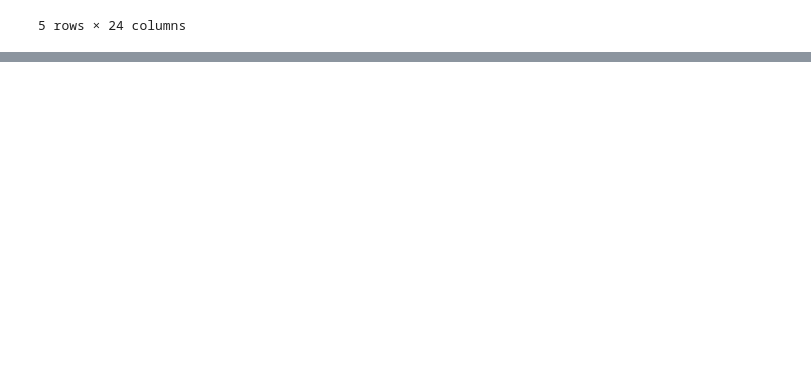
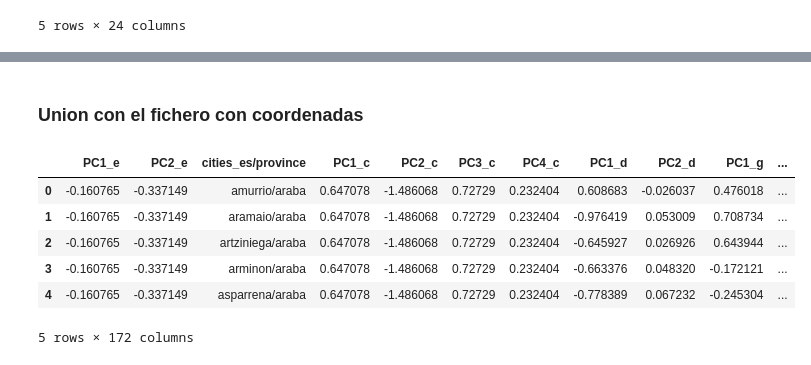
Before and after one commit to patcalsi/Exodus_urbano, a Jupyter notebook: data/kmeans.ipynb, the cells around one changed output, grey strips where cells are left out. Drawn from its saved outputs; the diff is of its cells as text; code cells hidden in the pictures; blank space fills up the shorter version.

```diff
--- a/data/kmeans.ipynb
+++ b/data/kmeans.ipynb
@@ -176,0 +240,5 @@ df_kmeans_all.to_csv("df_kmeans.csv")
+# %%
+# Aprender Kmeans con el valor de K obtenido
+kmeans = KMeans(n_clusters=6).fit(df_pca_kmeans)
+centroids = kmeans.cluster_centers_
+df_pca_filtrado['cluster'] = kmeans.labels_
@@ -176,0 +270,14 @@ df_kmeans_all.to_csv("df_kmeans.csv")
+# %% [markdown]
+### Union con el fichero con coordenadas
+# %%
+df_kmeans_filtrado = pd.merge(df_pca_filtrado, maestro_coord, on='cities_es/province', how='inner')
+# %%
+df_kmeans_filtrado.head()
+# %% [output]
+|  | PC1_e | PC2_e | cities_es/province | PC1_c | PC2_c | PC3_c | PC4_c | PC1_d | PC2_d | PC1_g | ... |
+| 0 | -0.160765 | -0.337149 | amurrio/araba | 0.647078 | -1.486068 | 0.72729 | 0.232404 | 0.608683 | -0.026037 | 0.476018 | ... |
+| 1 | -0.160765 | -0.337149 | aramaio/araba | 0.647078 | -1.486068 | 0.72729 | 0.232404 | -0.976419 | 0.053009 | 0.708734 | ... |
+| 2 | -0.160765 | -0.337149 | artziniega/araba | 0.647078 | -1.486068 | 0.72729 | 0.232404 | -0.645927 | 0.026926 | 0.643944 | ... |
+| 3 | -0.160765 | -0.337149 | arminon/araba | 0.647078 | -1.486068 | 0.72729 | 0.232404 | -0.663376 | 0.048320 | -0.172121 | ... |
+| 4 | -0.160765 | -0.337149 | asparrena/araba | 0.647078 | -1.486068 | 0.72729 | 0.232404 | -0.778389 | 0.067232 | -0.245304 | ... |
+5 rows × 172 columns
```
Also changed, not shown: parts of 18 cells of this notebook, 1 other file.
